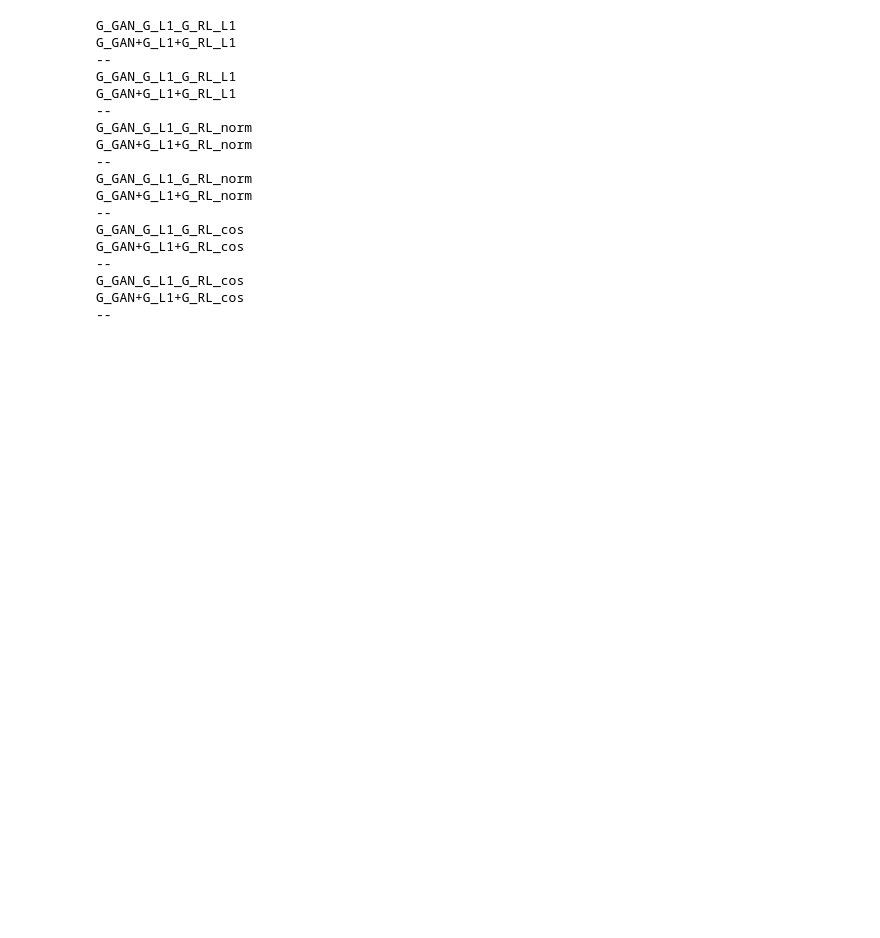
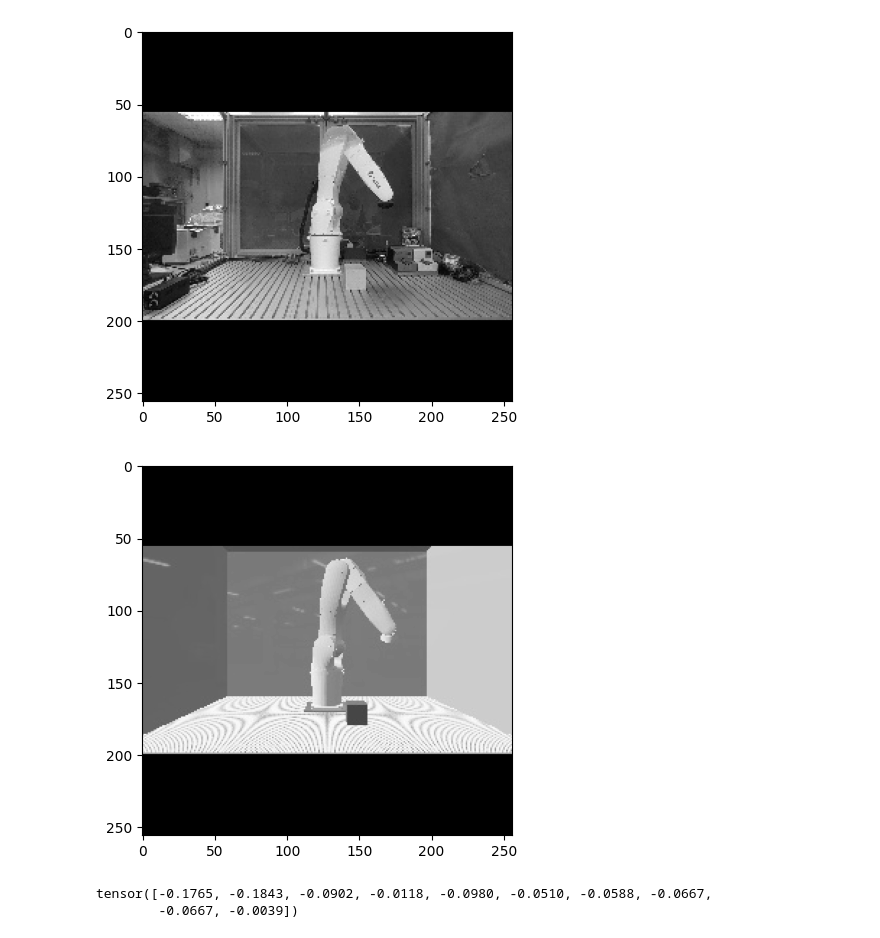
Before and after one commit to yen111033631/pytorch-CycleGAN-and-pix2pix, a Jupyter notebook: try_read_G.ipynb, the cells around one changed output. Cells and saved outputs as stored; diff of their text form; code cells hidden in the pictures; blank space fills up the shorter version.

```diff
--- a/try_read_G.ipynb
+++ b/try_read_G.ipynb
@@ -61,34 +0,0 @@ True
-# %%
-model_prefix = "G_GAN"
-G_L1_list = ["G_L1", ""]
-gan_loss_list = ["G_RL_L1", "G_RL_norm", "G_RL_cos"]
-
-for gan_loss in gan_loss_list:
-    for G_L1 in G_L1_list:
-        if G_L1 == "G_L1":
-            desh_G_L1 = f"_{G_L1}"
-            plus_G_L1 = f"+{G_L1}"
-        model_name = f"{model_prefix}{desh_G_L1}_{gan_loss}"
-        print(model_name)
-        GAN_loss_set = f"{model_prefix}{plus_G_L1}+{gan_loss}"
-        print(GAN_loss_set)
-        print("--")
-# %% [output]
-G_GAN_G_L1_G_RL_L1
-G_GAN+G_L1+G_RL_L1
---
-G_GAN_G_L1_G_RL_L1
-G_GAN+G_L1+G_RL_L1
---
-G_GAN_G_L1_G_RL_norm
-G_GAN+G_L1+G_RL_norm
---
-G_GAN_G_L1_G_RL_norm
-G_GAN+G_L1+G_RL_norm
---
-G_GAN_G_L1_G_RL_cos
-G_GAN+G_L1+G_RL_cos
---
-G_GAN_G_L1_G_RL_cos
-G_GAN+G_L1+G_RL_cos
---
@@ -94,0 +7,6 @@ G_GAN+G_L1+G_RL_cos
+# %%
+def split_image(image):
+    # image = cv2.imread(image_path, 0)
+    a = image[:, :image.shape[0]]
+    b = image[:, image.shape[0]:]
+    return a, b
@@ -94,0 +22,25 @@ G_GAN+G_L1+G_RL_cos
+# %%
+image_path = "/home/yen/mount/nas/111/111033631_Yen/ARM/GAN_images/all/test/img_0804.jpg"
+
+image = cv2.imread(image_path, 0)
+
+a, b = split_image(image)
+plt.imshow(a, cmap='gray')
+plt.show()
+plt.imshow(b, cmap='gray')
+plt.show()
+# %% [output]
+[figure, added]
+[figure, added]
+# %%
+# 應用變換
+transform = get_transform()
+a_tensor = transform(a)
+
+# 打印最終的 Tensor
+# print(a_tensor)
+# a_tensor = a_tensor.unsqueeze(0)
+a_tensor[0, 0, 56, :10]
+# %% [output]
+tensor([-0.1765, -0.1843, -0.0902, -0.0118, -0.0980, -0.0510, -0.0588, -0.0667,
+        -0.0667, -0.0039])
```
Also changed, not shown: parts of 20 cells of this notebook, 3 other files.
